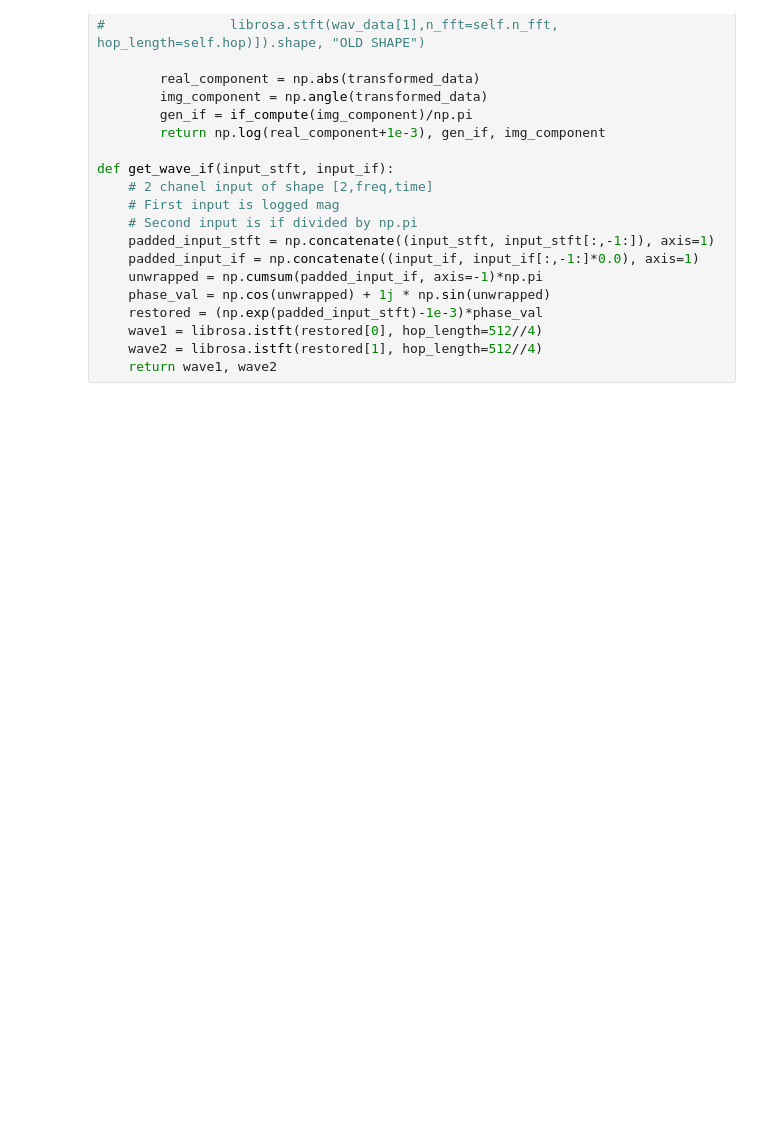
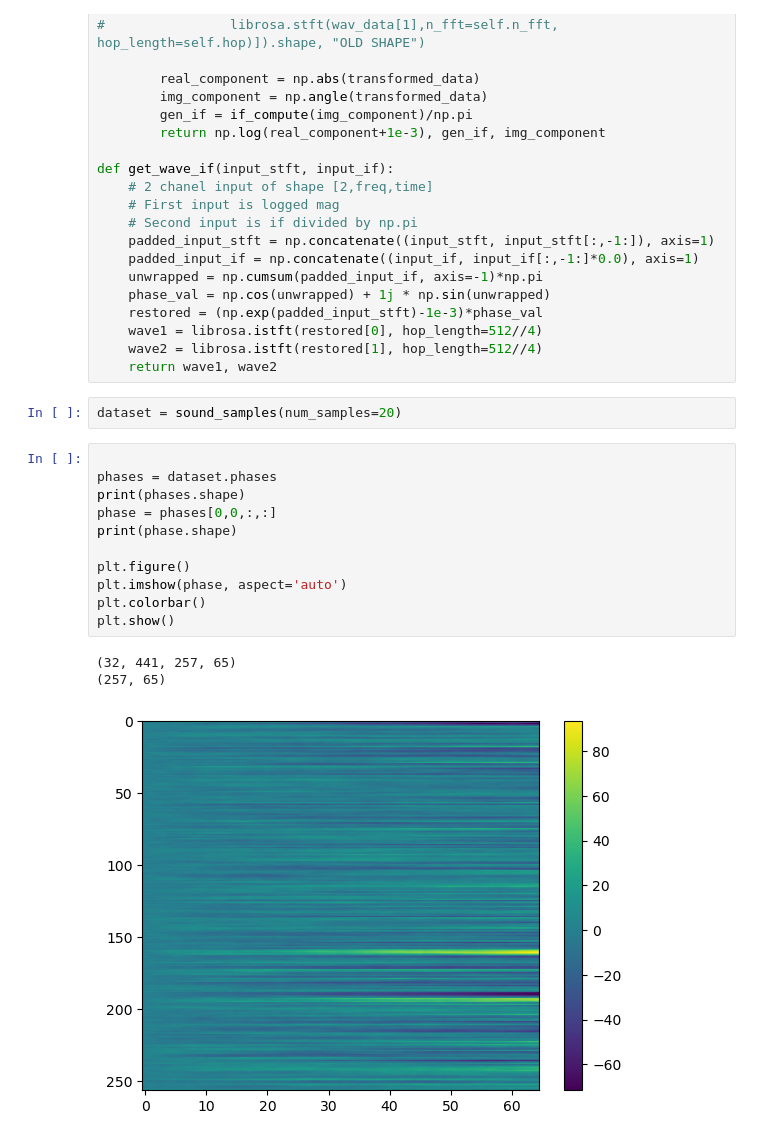
Before and after one commit to DavideNale/NAF, a Jupyter notebook: new_processing.ipynb, the cells around one changed output. Saved outputs shown, nothing was run; the diff lists cells and outputs as text; blank space fills up the shorter version.

```diff
--- a/new_processing.ipynb
+++ b/new_processing.ipynb
@@ -153,3 +166,20 @@ def get_wave_if(input_stft, input_if):
     wave1 = librosa.istft(restored[0], hop_length=512//4)
     wave2 = librosa.istft(restored[1], hop_length=512//4)
     return wave1, wave2
+# %%
+dataset = sound_samples(num_samples=20)
+# %%
+
+phases = dataset.phases
+print(phases.shape)
+phase = phases[0,0,:,:]
+print(phase.shape)
+
+plt.figure()
+plt.imshow(phase, aspect='auto')
+plt.colorbar()
+plt.show()
+# %% [output]
+(32, 441, 257, 65)
+(257, 65)
+[figure, added]
```
Also changed, not shown: parts of 1 cell of this notebook, 9 other files.
